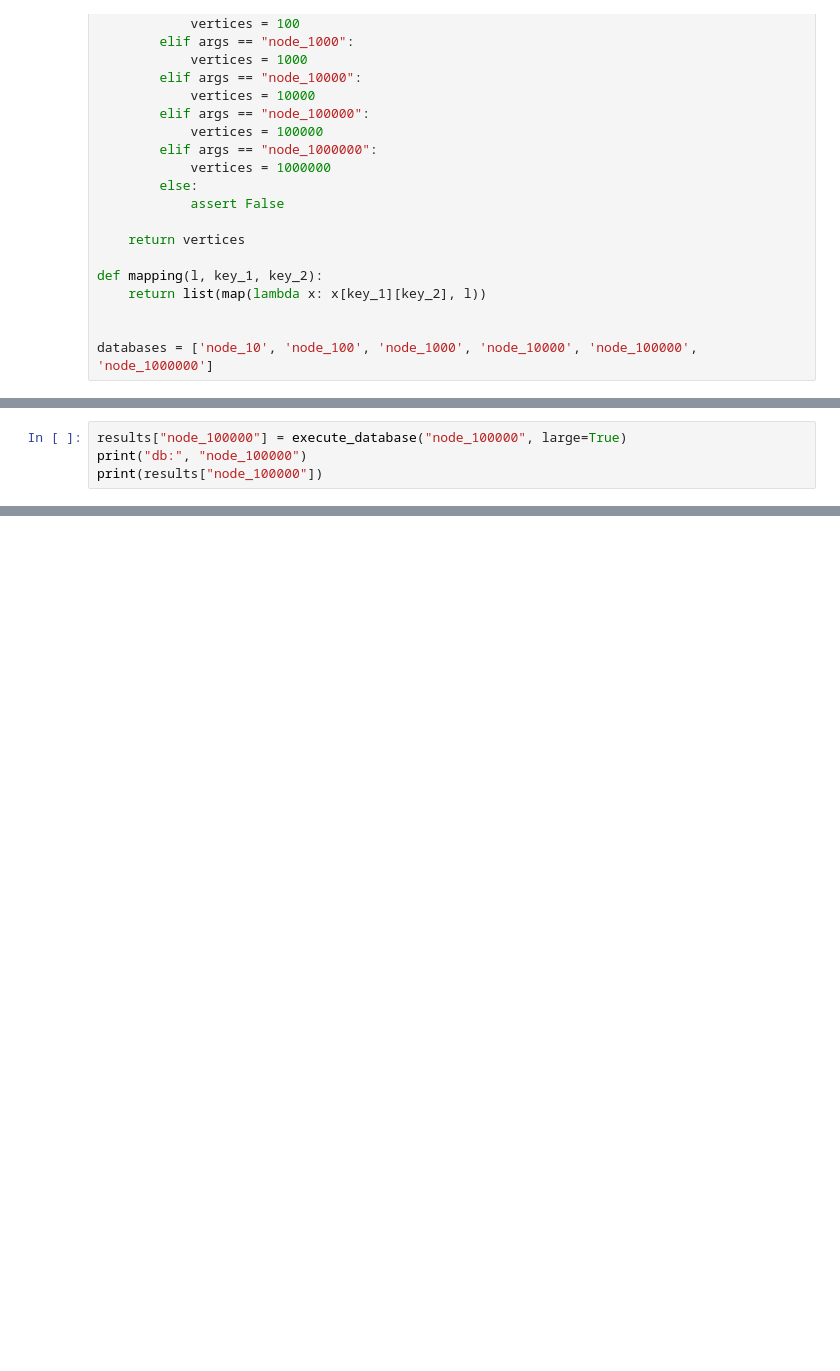
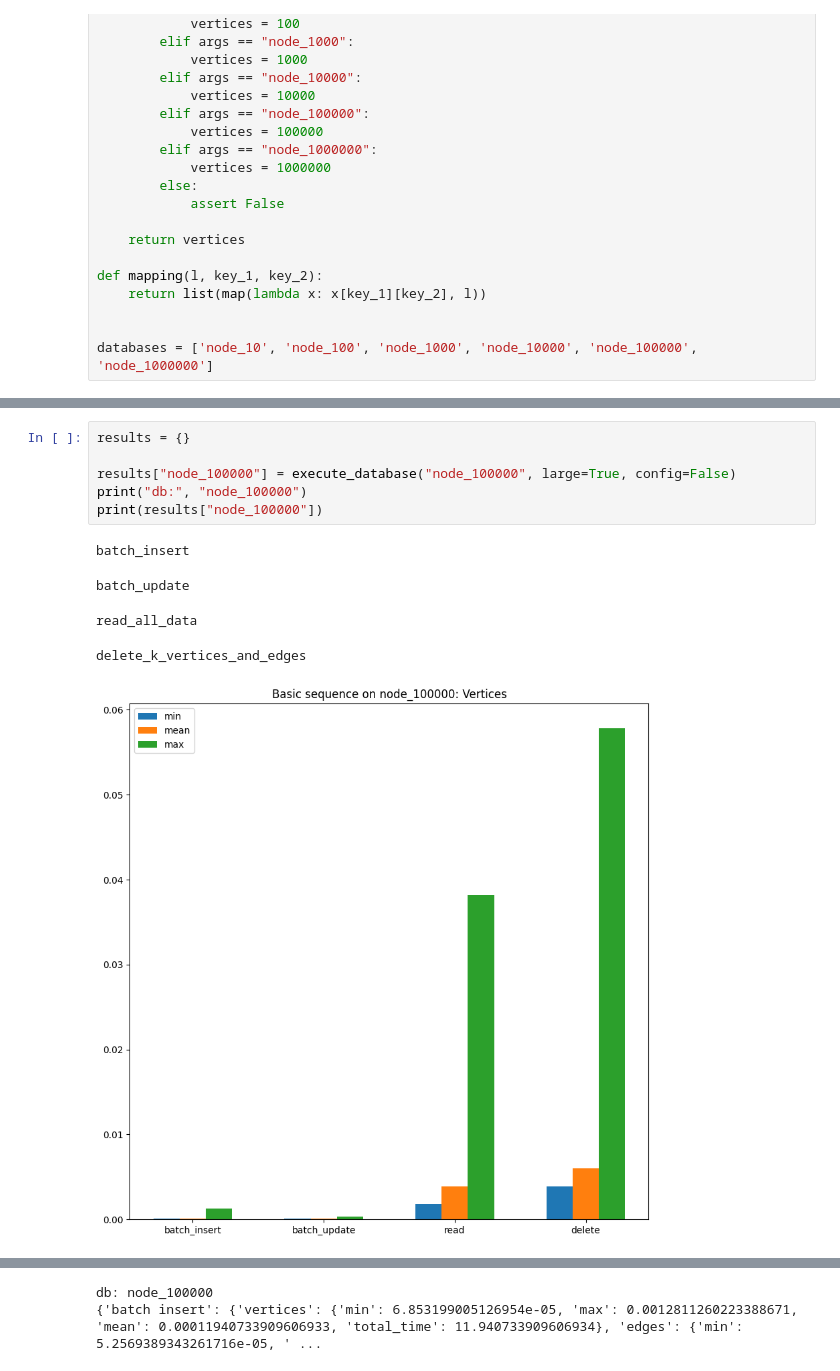
Before and after one commit to thodpap/CompareGraphDatabases, a Jupyter notebook: neo4j/main.ipynb, the cells around one changed output, grey strips where cells are left out. Saved outputs shown, nothing was run; the diff lists cells and outputs as text; blank space fills up the shorter version.

```diff
--- a/neo4j/main.ipynb
+++ b/neo4j/main.ipynb
@@ -206,4 +250,12 @@ BufferError: Existing exports of data: object cannot be re-sized
 # %%
-results["node_100000"] = execute_database("node_100000", large=True)
+results = {}
+
+results["node_100000"] = execute_database("node_100000", large=True, config=False)
 print("db:", "node_100000")
 print(results["node_100000"])
+# %% [output]
+batch_insert
+batch_update
+read_all_data
+delete_k_vertices_and_edges
+[figure, added]
@@ -210 +263,3 @@ print(results["node_100000"])
+db: node_100000
+{'batch insert': {'vertices': {'min': 6.853199005126954e-05, 'max': 0.0012811260223388671, 'mean': 0.00011940733909606933, 'total_time': 11.940733909606934}, 'edges': {'min': 5.2569389343261716e-05, ' ...
 # %%
```
Also changed, not shown: parts of 22 cells of this notebook, 53 other files.
